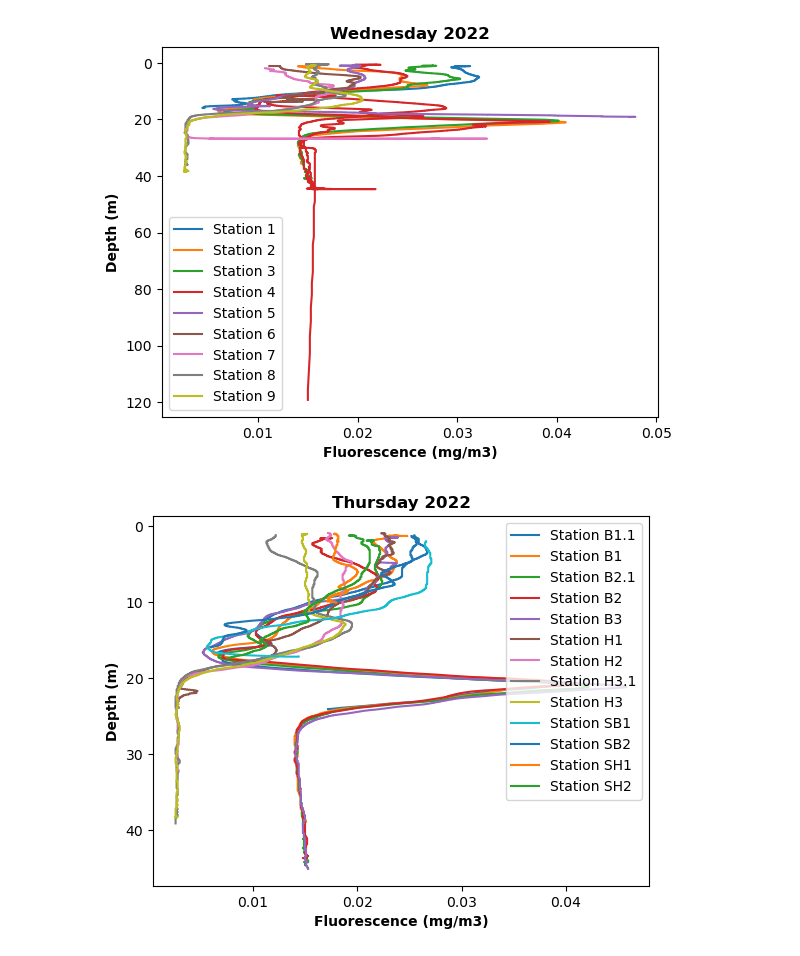
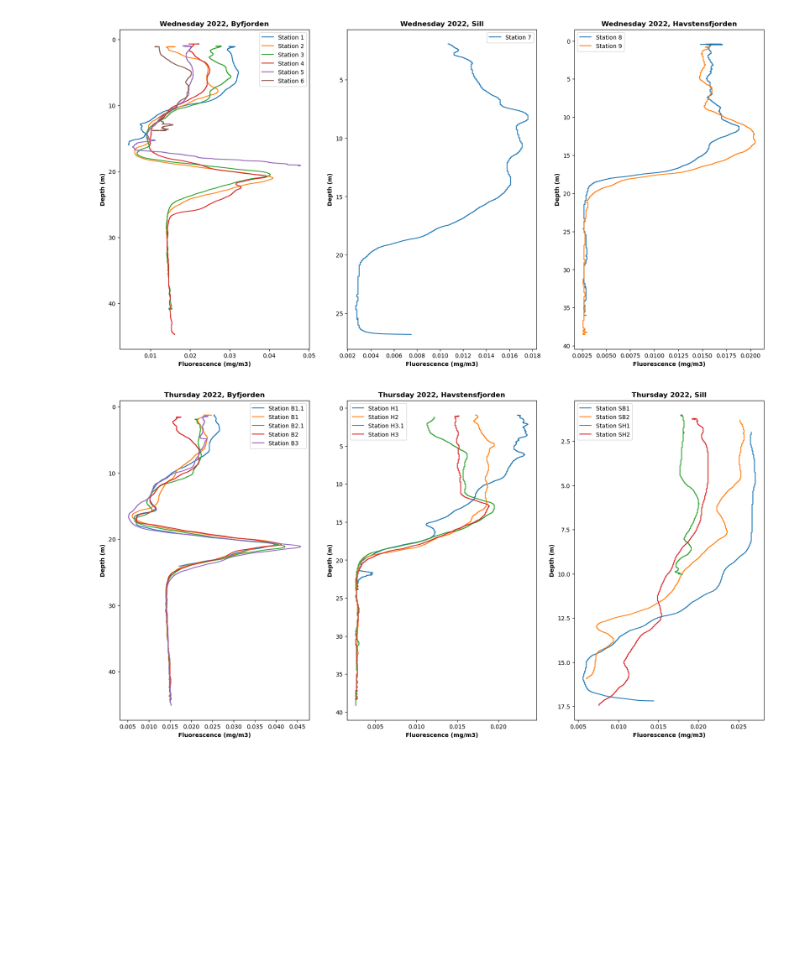
Before and after one commit to haganjam/MAR440_2023, a Jupyter notebook: filips_plots.ipynb, the cells around one changed output. Cells and saved outputs as stored; diff of their text form; code cells hidden in the pictures; blank space fills up the shorter version.

```diff
--- a/filips_plots.ipynb
+++ b/filips_plots.ipynb
@@ -7,6 +8,10 @@ import pandas as pd
 # %%
 #Read the csvs!
 df_2019 = pd.read_csv("data/2019/data_2019")
-df_2020 = pd.read_csv("data/2020/data_2020")
+df_2020 = pd.read_csv("data/2020/data_2020_trim")
 df_2022 = pd.read_csv("data/2022/data_2022")
-df_2022
+
+#Remove the shitty data
+df_2022 = df_2022.replace(-9.990000e-29, np.nan)
+
+df_2020 = df_2020[df_2020["depSM"] > 1]
@@ -125,3 +115,15 @@ st_6_22 = (df_2022.loc[df_2022['STATION']=='ST_6'])
 st_7_22 = (df_2022.loc[df_2022['STATION']=='ST_7'])
 st_8_22 = (df_2022.loc[df_2022['STATION']=='ST_8'])
 st_9_22 = (df_2022.loc[df_2022['STATION']=='ST_9'])
+
+#Remove the upcast for station 4 (it was clear in the plot)
+
+st_4_22[['depSM']].idxmax() #36922, i got this number by looking in excel, since it goes up and down, so max number was irrelevant
+#36922 - 34410 = 2512
+st_4_22_trim = st_4_22.iloc[0:2536,]
+
+
+#Also trim station 7
+#52541 - 51230 = 1311
+st_7_22_trim = st_7_22.iloc[0:1312,]
+st_7_22_trim
@@ -128,41 +144,77 @@ st_9_22 = (df_2022.loc[df_2022['STATION']=='ST_9'])
 # %%
 #Plot the days differently. Maybe together later
     #Who knows
         #Who cares
 
 #TELL ME HAVE YOU SEEN THE YELLOW SIGN..?
+plt.rcParams["figure.figsize"]=(20,10)
+plt.figure()
+plt.subplot(131)
 
 plt.plot(st_1_22['flECO-AFL'], st_1_22['depSM'], label="Station 1")
 plt.plot(st_2_22['flECO-AFL'], st_2_22['depSM'], label="Station 2")
 plt.plot(st_3_22['flECO-AFL'], st_3_22['depSM'], label="Station 3")
-plt.plot(st_4_22['flECO-AFL'], st_4_22['depSM'], label="Station 4")
+plt.plot(st_4_22_trim['flECO-AFL'], st_4_22_trim['depSM'], label="Station 4")
 plt.plot(st_5_22['flECO-AFL'], st_5_22['depSM'], label="Station 5")
 plt.plot(st_6_22['flECO-AFL'], st_6_22['depSM'], label="Station 6")
-plt.plot(st_7_22['flECO-AFL'], st_7_22['depSM'], label="Station 7")
+plt.gca().invert_yaxis()
+#plt.ylim(45,0)
+plt.legend()
+plt.ylabel('Depth (m)',fontweight="bold")
+plt.xlabel('Fluorescence (mg/m3)',fontweight="bold")
+plt.title("Wednesday 2022, Byfjorden", fontweight="bold")
+
+plt.subplot(132)
+
+plt.plot(st_7_22_trim['flECO-AFL'], st_7_22_trim['depSM'], label="Station 7")
+plt.gca().invert_yaxis()
+plt.legend()
+plt.ylabel('Depth (m)',fontweight="bold")
+plt.xlabel('Fluorescence (mg/m3)',fontweight="bold")
+plt.title("Wednesday 2022, Sill", fontweight="bold")
+#plt.ylim(25,0)
+
+plt.subplot(133)
+
 plt.plot(st_8_22['flECO-AFL'], st_8_22['depSM'], label="Station 8")
 plt.plot(st_9_22['flECO-AFL'], st_9_22['depSM'], label="Station 9")
 plt.gca().invert_yaxis()
 plt.legend()
 plt.ylabel('Depth (m)',fontweight="bold")
 plt.xlabel('Fluorescence (mg/m3)',fontweight="bold")
-plt.title("Wednesday 2022", fontweight="bold")
+plt.title("Wednesday 2022, Havstensfjorden", fontweight="bold")
 plt.show()
 # %% [output]
-[figure, old version]
+[figure, new version]
 # %%
 #Liberate tutemet ex inferis
 
 #Now plot thursday
+plt.rcParams["figure.figsize"]=(20,10)
+plt.figure()
+plt.subplot(131)
 
 plt.plot(st_B1_1_22['flECO-AFL'], st_B1_1_22['depSM'], label="Station B1.1")
 plt.plot(st_B1_22['flECO-AFL'], st_B1_22['depSM'], label="Station B1")
 plt.plot(st_B2_1_22['flECO-AFL'], st_B2_1_22['depSM'], label="Station B2.1")
 plt.plot(st_B2_22['flECO-AFL'], st_B2_22['depSM'], label="Station B2")
 plt.plot(st_B3_22['flECO-AFL'], st_B3_22['depSM'], label="Station B3")
+plt.gca().invert_yaxis()
+plt.legend()
+plt.ylabel('Depth (m)',fontweight="bold")
+plt.xlabel('Fluorescence (mg/m3)',fontweight="bold")
+plt.title("Thursday 2022, Byfjorden", fontweight="bold")
+plt.subplot(132)
 plt.plot(st_H1_22['flECO-AFL'], st_H1_22['depSM'], label="Station H1")
 plt.plot(st_H2_22['flECO-AFL'], st_H2_22['depSM'], label="Station H2")
 plt.plot(st_H3_1_22['flECO-AFL'], st_H3_1_22['depSM'], label="Station H3.1")
 plt.plot(st_H3_22['flECO-AFL'], st_H3_22['depSM'], label="Station H3")
+plt.gca().invert_yaxis()
+plt.legend()
+plt.ylabel('Depth (m)',fontweight="bold")
+plt.xlabel('Fluorescence (mg/m3)',fontweight="bold")
+plt.title("Thursday 2022, Havstensfjorden", fontweight="bold")
+plt.subplot(133)
 plt.plot(st_SB1_22['flECO-AFL'], st_SB1_22['depSM'], label="Station SB1")
 plt.plot(st_SB2_22['flECO-AFL'], st_SB2_22['depSM'], label="Station SB2")
 plt.plot(st_SH1_22['flECO-AFL'], st_SH1_22['depSM'], label="Station SH1")
@@ -171,7 +223,7 @@ plt.gca().invert_yaxis()
 plt.legend()
 plt.ylabel('Depth (m)',fontweight="bold")
 plt.xlabel('Fluorescence (mg/m3)',fontweight="bold")
-plt.title("Thursday 2022", fontweight="bold")
+plt.title("Thursday 2022, Sill", fontweight="bold")
 plt.show()
 # %% [output]
-[figure, old version]
+[figure, new version]
```
Also changed, not shown: parts of 6 cells of this notebook, 3 other files.
